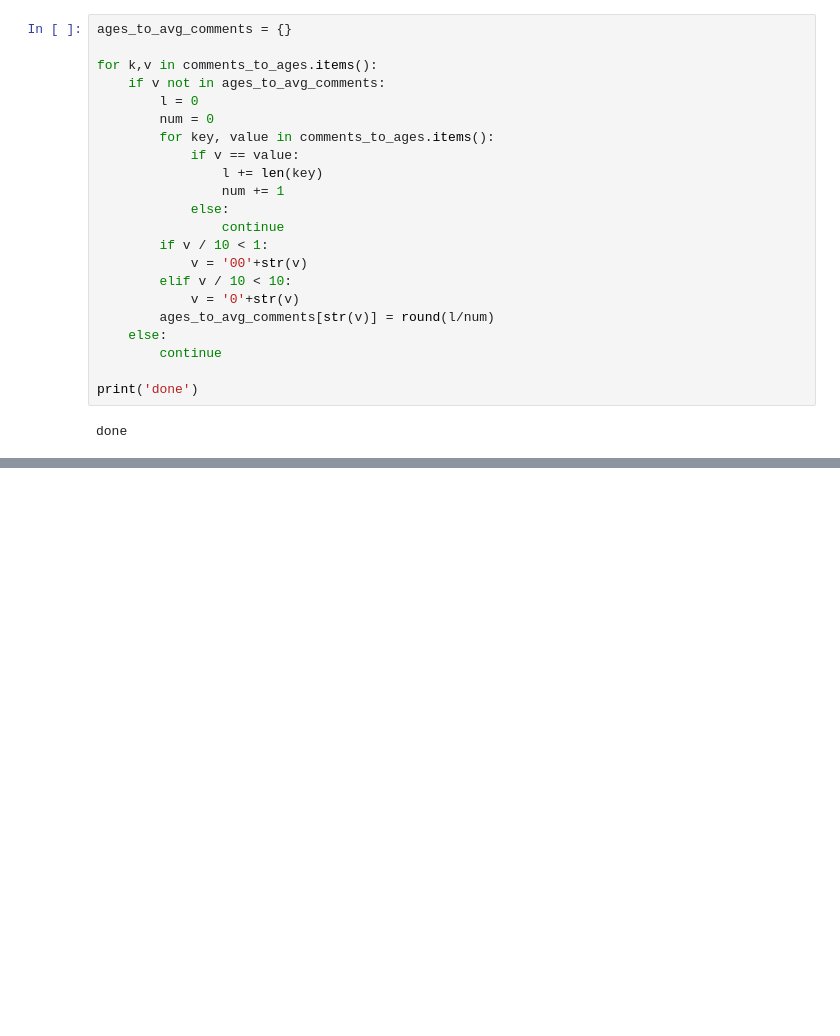
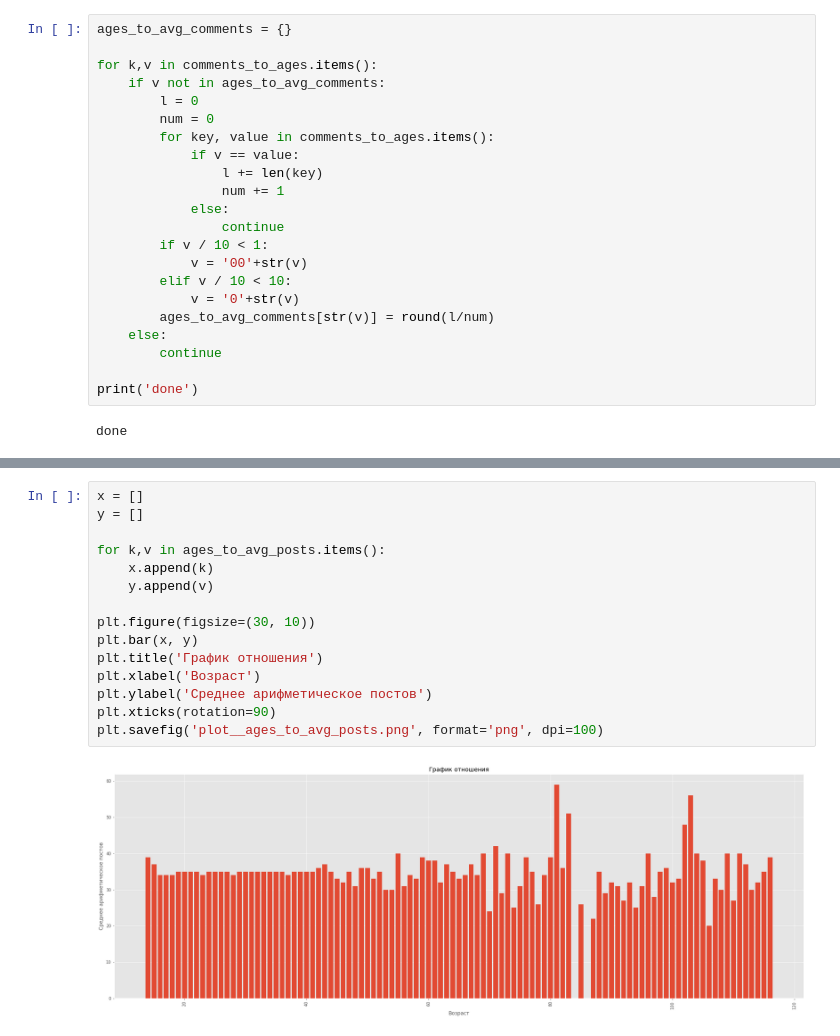
Before and after one commit to rita7798/2-course-2017-2018, a Jupyter notebook: homework/06. VK API + matplotlib/2018-04-09 дз new.ipynb, the cells around one changed output, grey strips where cells are left out. Drawn from its saved outputs; the diff is of its cells as text; blank space fills up the shorter version.

```diff
--- a/homework/06. VK API + matplotlib/2018-04-09 дз new.ipynb
+++ b/homework/06. VK API + matplotlib/2018-04-09 дз new.ipynb
@@ -238,0 +320,17 @@ plt.savefig('plot__ages_to_avg_comments.png', format='png', dpi=100)
+# %%
+x = []
+y = []
+
+for k,v in ages_to_avg_posts.items():
+    x.append(k)
+    y.append(v)
+
+plt.figure(figsize=(30, 10))
+plt.bar(x, y)
+plt.title('График отношения')
+plt.xlabel('Возраст')
+plt.ylabel('Среднее арифметическое постов')
+plt.xticks(rotation=90)
+plt.savefig('plot__ages_to_avg_posts.png', format='png', dpi=100)
+# %% [output]
+[figure, added]
```
Also changed, not shown: parts of 10 cells of this notebook, 6 other files.
